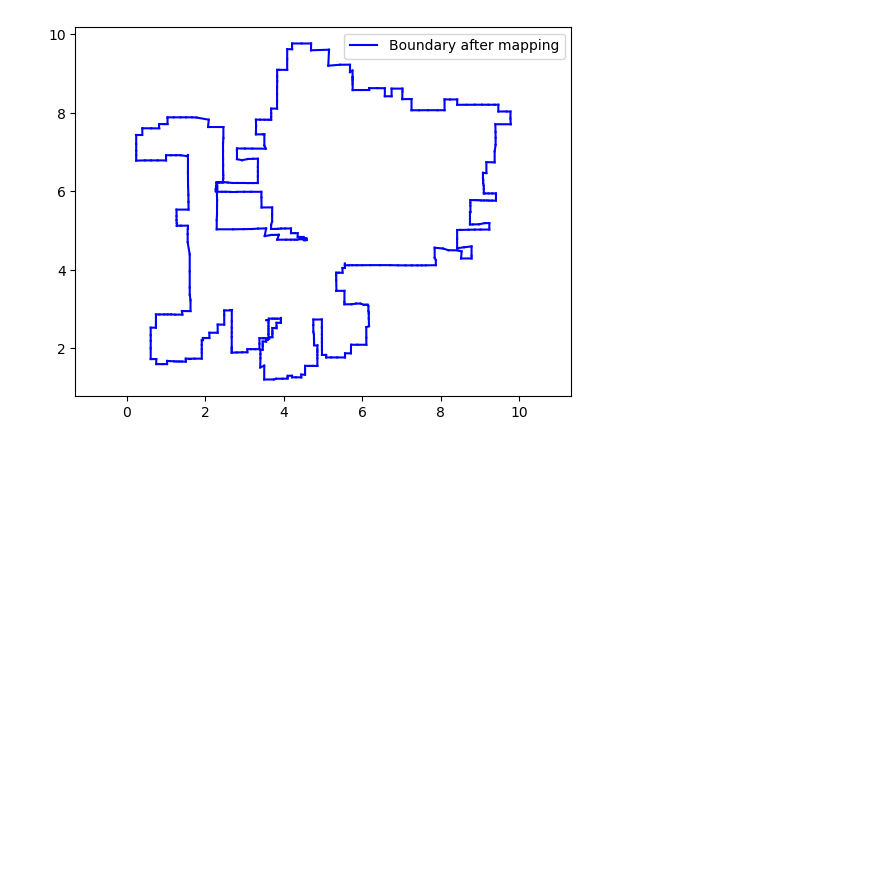
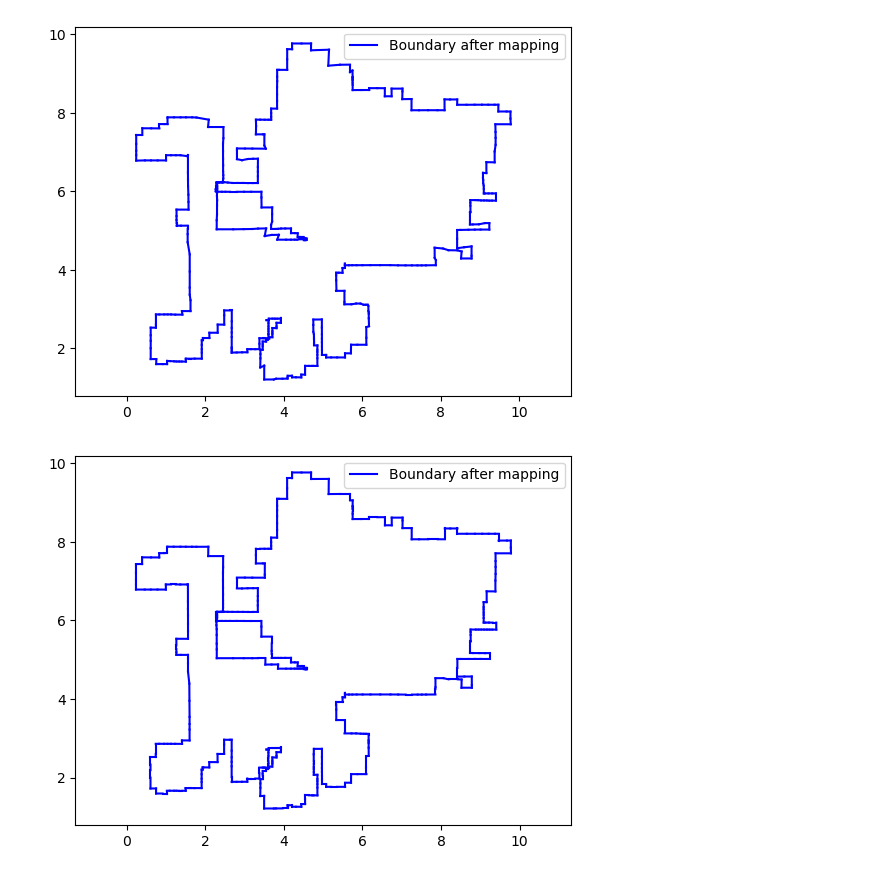
Before and after one commit to scyyc1/ED_Dissertation, a Jupyter notebook: Week 15/Week 15 - Poly-Square.ipynb, the cells around one changed output. Drawn from its saved outputs; the diff is of its cells as text; code cells hidden in the pictures; blank space fills up the shorter version.

```diff
--- a/Week 15/Week 15 - Poly-Square.ipynb
+++ b/Week 15/Week 15 - Poly-Square.ipynb
@@ -78,7 +78,7 @@ class Chen_2023_scipy:
             L2 = np.linalg.norm(edge2)
 
             cos_theta = np.dot(edge1, edge2) / (L1 * L2)
-            if cos_theta < 0:
+            if cos_theta > 0:
                 angle = np.arccos(np.clip(cos_theta, -1.0, 1.0))
                 E_angle += self.activation(angle)
 
@@ -219,3 +203,7 @@ cat_test.v_plt(show_origin=False, show_BV=False, show_vertices=False, show_inner
 postprocess("./mesh/cat/cat_output_perfect2.ply", cat_test.solution, cat_test.faces)
 # %%
 cat_test.optimize_default()
+# %%
+cat_test.v_plt(show_origin=False, show_BV=False, show_vertices=False, show_inner_edges=False)
+# %% [output]
+[figure, added]
```
Also changed, not shown: parts of 5 cells of this notebook, 10 other files.
